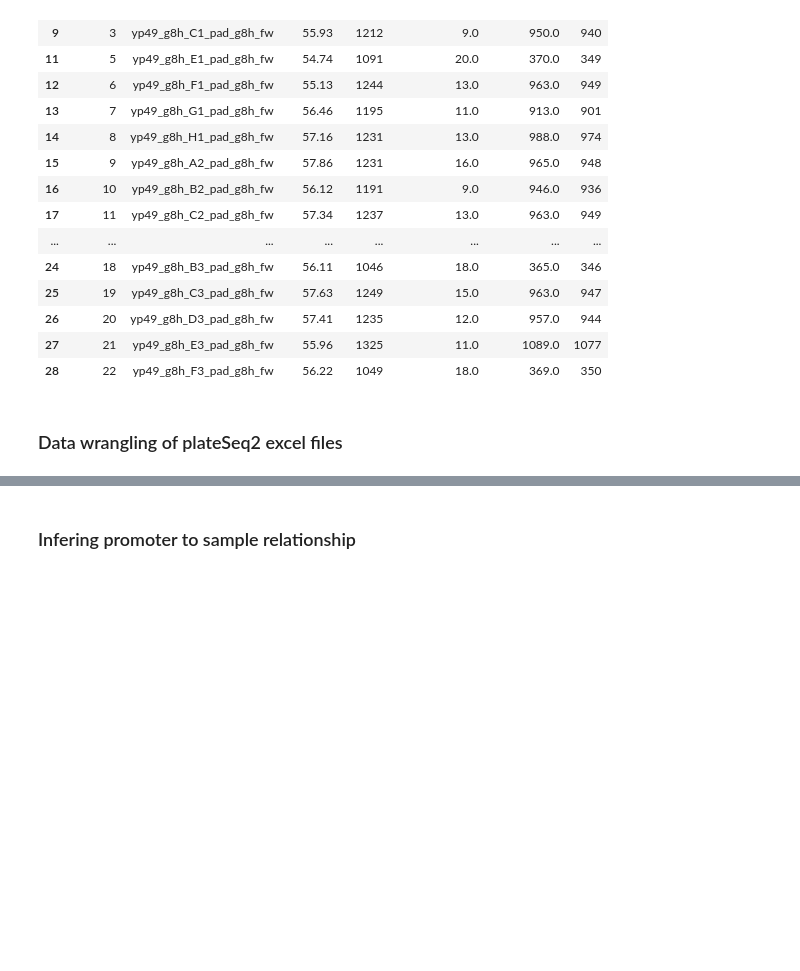
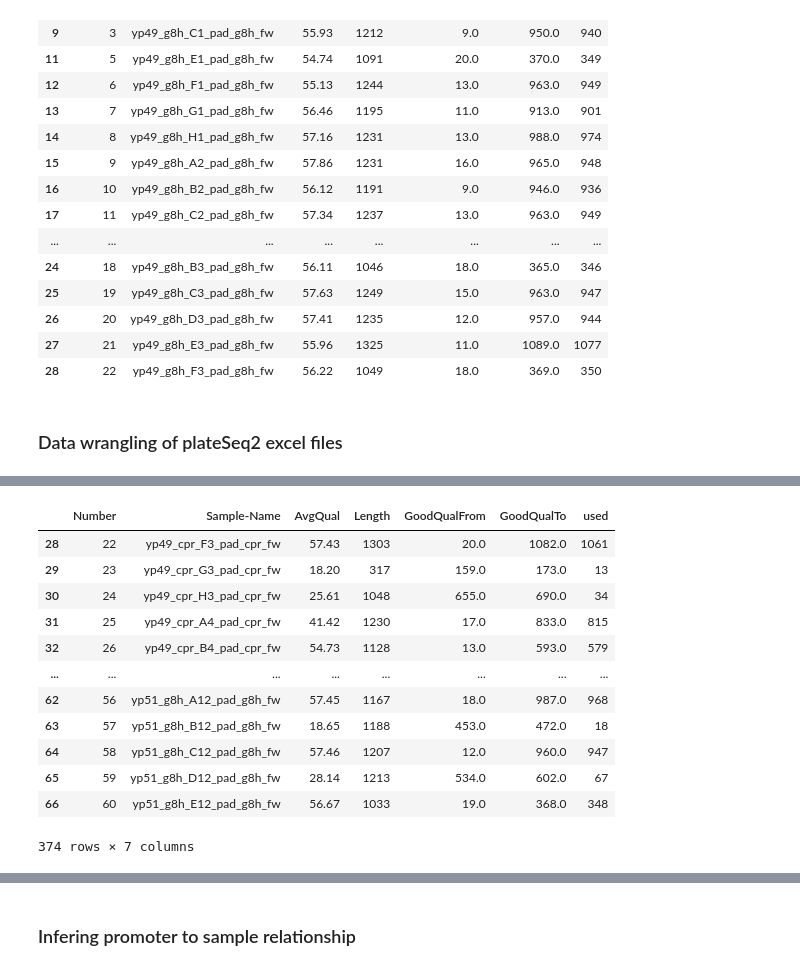
Before and after one commit to hiyama341/ConStrain, a Jupyter notebook: notebooks/5-TEST-Library_Characterization.ipynb, the cells around one changed output, grey strips where cells are left out. Drawn from its saved outputs; the diff is of its cells as text; code cells hidden in the pictures; blank space fills up the shorter version.

```diff
--- a/notebooks/5-TEST-Library_Characterization.ipynb
+++ b/notebooks/5-TEST-Library_Characterization.ipynb
@@ -802,0 +805,18 @@ all_data_frames
+# %%
+concating_all_plates_with_bad_reads = concatenating_list_of_dfs(sequencing_plates)
+concating_all_plates_with_bad_reads = concating_all_plates_with_bad_reads.replace('n.a.', np.NaN)
+concating_all_plates_with_bad_reads
+# %% [output]
+|  | Number | Sample-Name | AvgQual | Length | GoodQualFrom | GoodQualTo | used |
+| 28 | 22 | yp49_cpr_F3_pad_cpr_fw | 57.43 | 1303 | 20.0 | 1082.0 | 1061 |
+| 29 | 23 | yp49_cpr_G3_pad_cpr_fw | 18.20 | 317 | 159.0 | 173.0 | 13 |
+| 30 | 24 | yp49_cpr_H3_pad_cpr_fw | 25.61 | 1048 | 655.0 | 690.0 | 34 |
+| 31 | 25 | yp49_cpr_A4_pad_cpr_fw | 41.42 | 1230 | 17.0 | 833.0 | 815 |
+| 32 | 26 | yp49_cpr_B4_pad_cpr_fw | 54.73 | 1128 | 13.0 | 593.0 | 579 |
+| ... | ... | ... | ... | ... | ... | ... | ... |
+| 62 | 56 | yp51_g8h_A12_pad_g8h_fw | 57.45 | 1167 | 18.0 | 987.0 | 968 |
+| 63 | 57 | yp51_g8h_B12_pad_g8h_fw | 18.65 | 1188 | 453.0 | 472.0 | 18 |
+| 64 | 58 | yp51_g8h_C12_pad_g8h_fw | 57.46 | 1207 | 12.0 | 960.0 | 947 |
+| 65 | 59 | yp51_g8h_D12_pad_g8h_fw | 28.14 | 1213 | 534.0 | 602.0 | 67 |
+| 66 | 60 | yp51_g8h_E12_pad_g8h_fw | 56.67 | 1033 | 19.0 | 368.0 | 348 |
+374 rows × 7 columns
```
Also changed, not shown: parts of 50 cells of this notebook, 1 other file.
